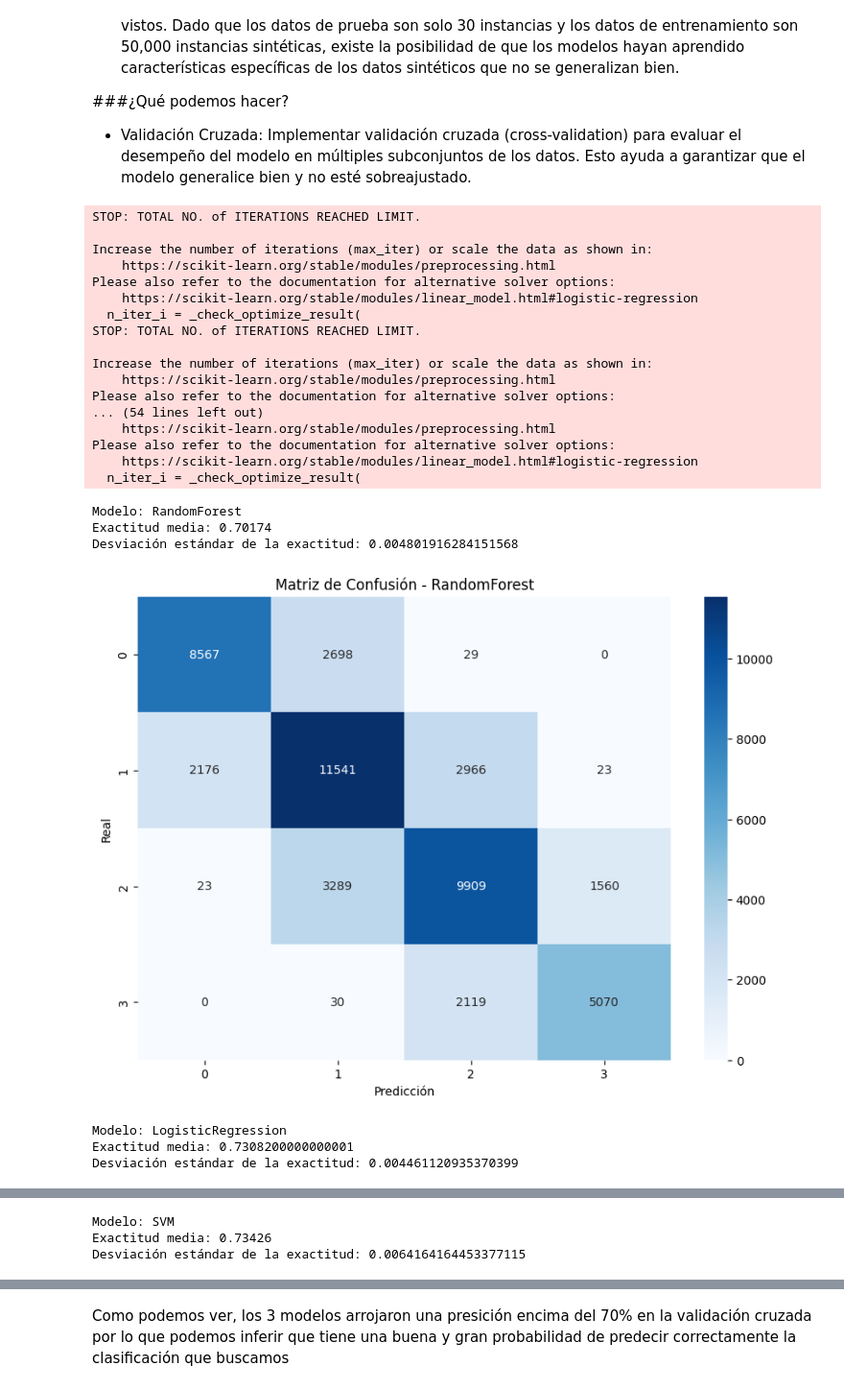
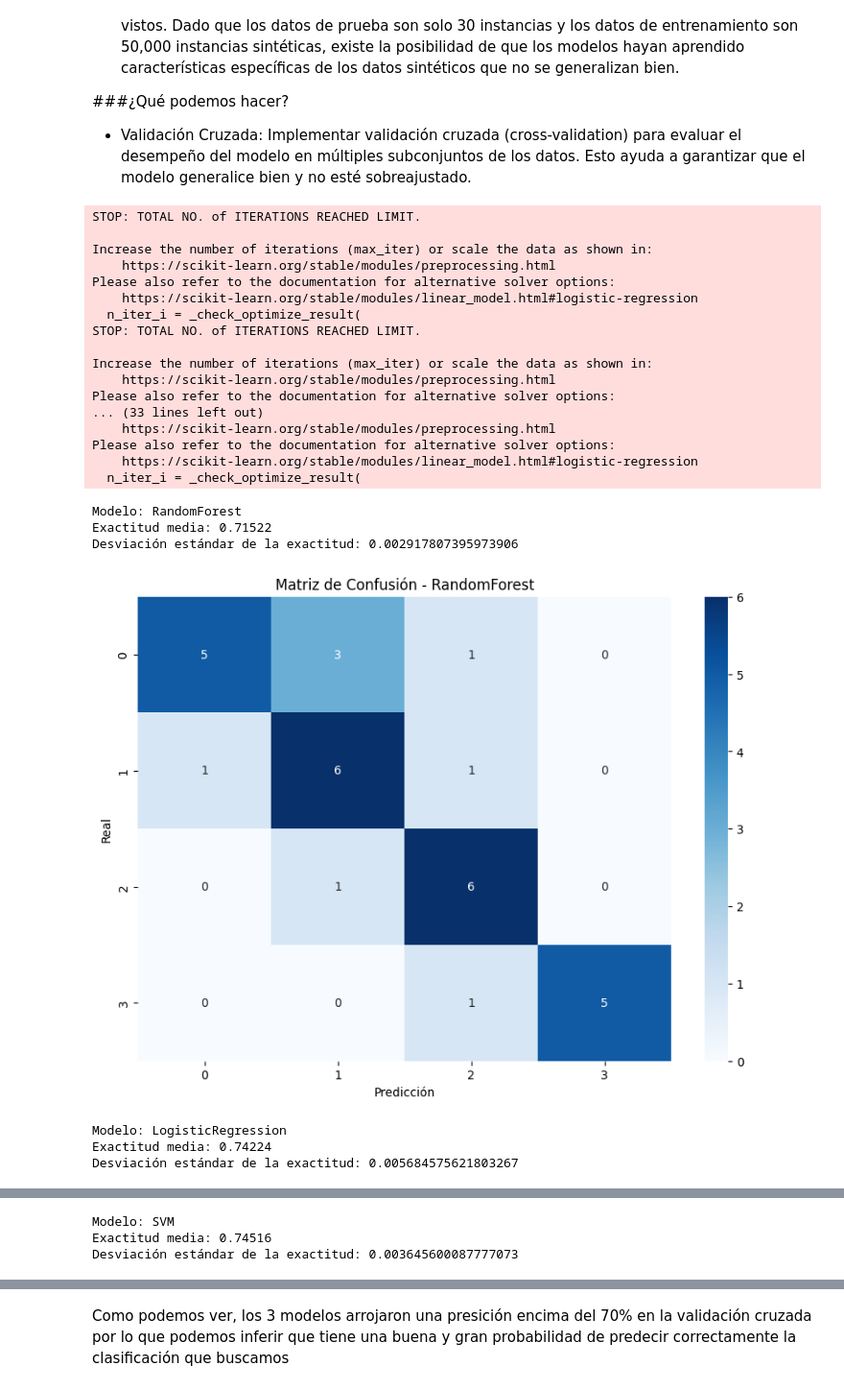
Before and after one commit to erickgt00/tesina, a Jupyter notebook: Tesina_EG_final.ipynb, the cells around one changed output, grey strips where cells are left out. Shown at 96% size. Saved outputs shown, nothing was run; the diff lists cells and outputs as text; code cells hidden in the pictures.

```diff
--- a/Tesina_EG_final.ipynb
+++ b/Tesina_EG_final.ipynb
@@ -64,3 +64,14 @@ max      85.000000   50.000000  70.000000       95.000000
 * Cluster muestra una fuerte correlación positiva con variables como RiesgoCredito, TipoInmueble, Habitado, Ubicación, DemandaZona, y OfertaZona, indicando que estas variables influyen significativamente en la categorización de los proyectos.
 * TipoInmueble y Habitado tienen una fuerte correlación positiva entre sí, lo que sugiere que los tipos de inmueble están relacionados con si están habitados o no.
 * DemandaZona y OfertaZona también tienen una fuerte correlación positiva, lo que indica que estas dos variables están estrechamente relacionadas en los datos.
+# %%
+# Visualización de distribuciones individuales
+variables_to_plot = original_data_df.columns
+
+plt.figure(figsize=(14, 12))
+for i, var in enumerate(variables_to_plot, 1):
+    plt.subplot(5, 6, i)
+    sns.histplot(original_data_df[var], kde=True)
+    plt.title(f'Distribución de {var}')
+plt.tight_layout()
+plt.show()
@@ -66,0 +118,9 @@ max      85.000000   50.000000  70.000000       95.000000
+# %%
+# Visualización de diagramas de caja (boxplots) para detectar outliers
+plt.figure(figsize=(14, 12))
+for i, var in enumerate(original_data_df.columns, 1):
+    plt.subplot(5, 6, i)
+    sns.boxplot(y=original_data_df[var])
+    plt.title(f'Boxplot de {var}')
+plt.tight_layout()
+plt.show()
@@ -387,8 +471,8 @@ cv_results = {}
 
 for name, model in models.items():
     scores = cross_val_score(model, X_train, y_train, cv=5)  # 5-fold cross-validation
-    y_pred = cross_val_predict(model, X_train, y_train, cv=5)  # Predicciones de validación cruzada
-    cm = confusion_matrix(y_train, y_pred)  # Matriz de confusión
+    y_pred = cross_val_predict(model, X_test, y_test, cv=5)  # Predicciones de validación cruzada
+    cm = confusion_matrix(y_test, y_pred)  # Matriz de confusión
 
     cv_results[name] = {
         'mean_accuracy': scores.mean(),
@@ -399,37 +483,37 @@ for name, model in models.items():
 # Mostrar los resultados de la validación cruzada y las matrices de confusión
 for name, result in cv_results.items():
     print(f"Modelo: {name}")
     print(f"Exactitud media: {result['mean_accuracy']}")
     print(f"Desviación estándar de la exactitud: {result['std_accuracy']}")
 
     plt.figure(figsize=(10, 7))
     sns.heatmap(result['confusion_matrix'], annot=True, fmt='d', cmap='Blues')
     plt.title(f'Matriz de Confusión - {name}')
     plt.xlabel('Predicción')
     plt.ylabel('Real')
     plt.show()
 # %% [output]
 STOP: TOTAL NO. of ITERATIONS REACHED LIMIT.
 
 Increase the number of iterations (max_iter) or scale the data as shown in:
     https://scikit-learn.org/stable/modules/preprocessing.html
 Please also refer to the documentation for alternative solver options:
     https://scikit-learn.org/stable/modules/linear_model.html#logistic-regression
   n_iter_i = _check_optimize_result(
 STOP: TOTAL NO. of ITERATIONS REACHED LIMIT.
 
 Increase the number of iterations (max_iter) or scale the data as shown in:
     https://scikit-learn.org/stable/modules/preprocessing.html
 Please also refer to the documentation for alternative solver options:
-... (54 lines left out)
+... (33 lines left out)
     https://scikit-learn.org/stable/modules/preprocessing.html
 Please also refer to the documentation for alternative solver options:
     https://scikit-learn.org/stable/modules/linear_model.html#logistic-regression
   n_iter_i = _check_optimize_result(
 Modelo: RandomForest
-Exactitud media: 0.70174
-Desviación estándar de la exactitud: 0.004801916284151568
+Exactitud media: 0.71522
+Desviación estándar de la exactitud: 0.002917807395973906
-[figure, old version]
+[figure, new version]
 Modelo: LogisticRegression
-Exactitud media: 0.7308200000000001
-Desviación estándar de la exactitud: 0.004461120935370399
+Exactitud media: 0.74224
+Desviación estándar de la exactitud: 0.005684575621803267
@@ -437,3 +521,3 @@ Desviación estándar de la exactitud: 0.004461120935370399
 Modelo: SVM
-Exactitud media: 0.73426
-Desviación estándar de la exactitud: 0.0064164164453377115
+Exactitud media: 0.74516
+Desviación estándar de la exactitud: 0.003645600087777073
```
Also changed, not shown: parts of 14 cells of this notebook.
